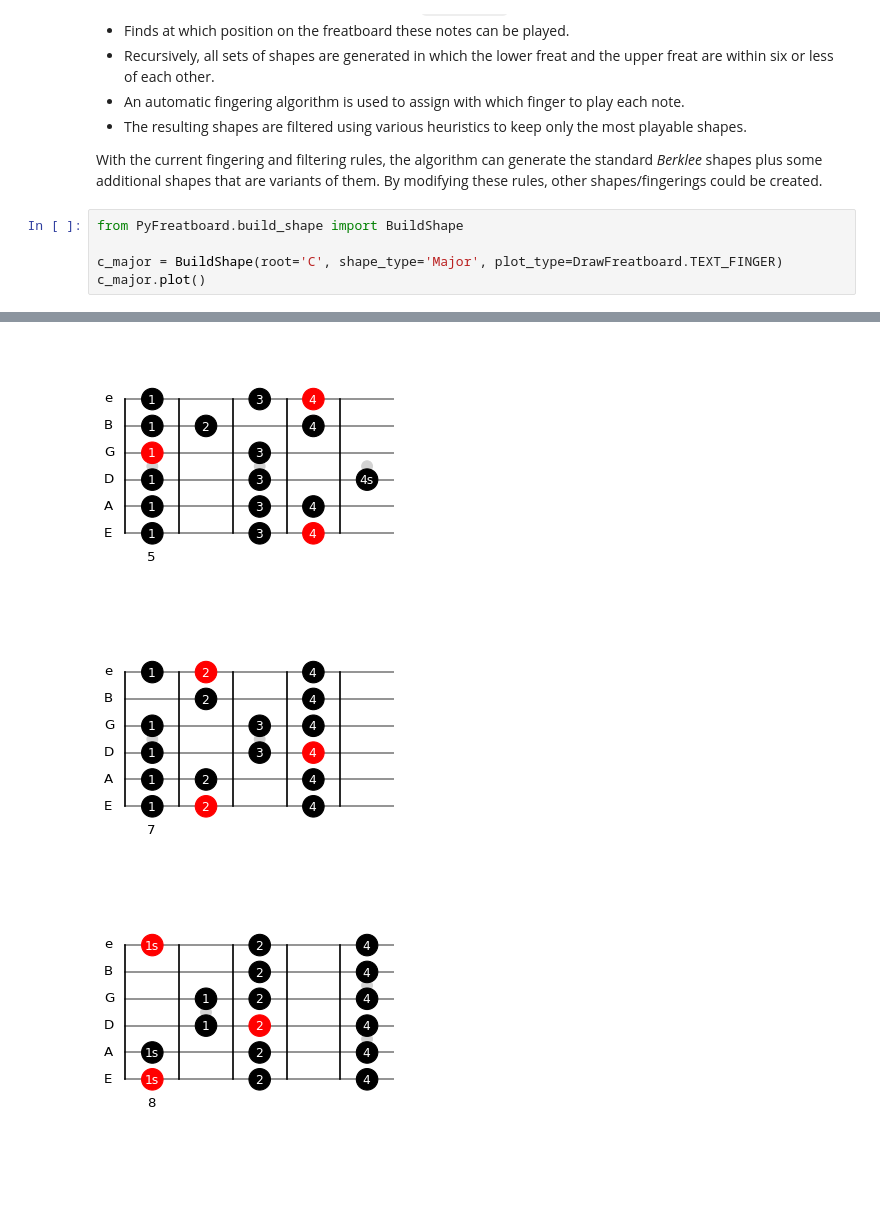
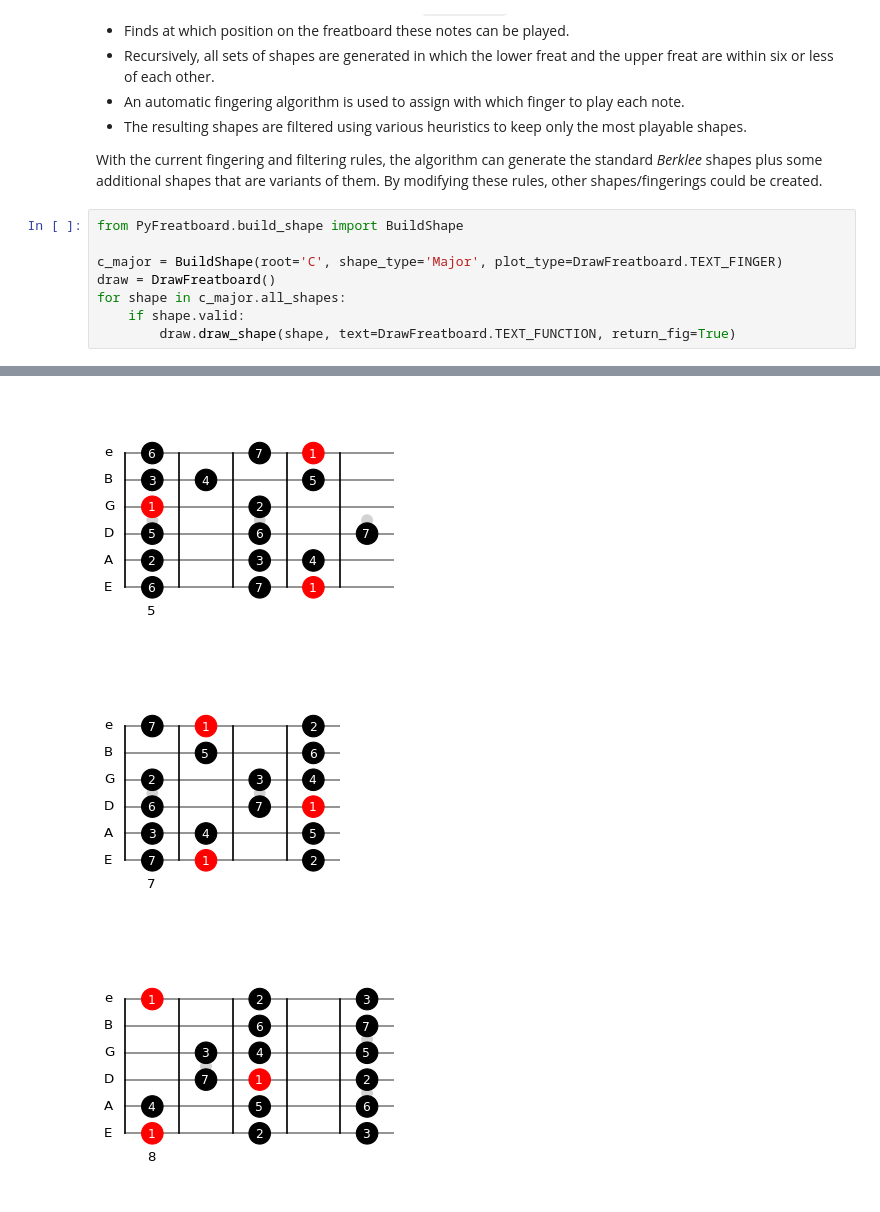
Before and after one commit to narcispr/PyFretboard, a Jupyter notebook: tutorial.ipynb, the cells around one changed output, grey strips where cells are left out. Drawn from its saved outputs; the diff is of its cells as text; blank space fills up the shorter version.

```diff
--- a/tutorial.ipynb
+++ b/tutorial.ipynb
@@ -49,5 +51,8 @@ With the current fingering and filtering rules, the algorithm can generate the s
 from PyFreatboard.build_shape import BuildShape
 
 c_major = BuildShape(root='C', shape_type='Major', plot_type=DrawFreatboard.TEXT_FINGER)
-c_major.plot()
+draw = DrawFreatboard()
+for shape in c_major.all_shapes:
+    if shape.valid:
+        draw.draw_shape(shape, text=DrawFreatboard.TEXT_FUNCTION, return_fig=True)
 # %% [output]
@@ -56,3 +61,3 @@ c_major.plot()
-[figure, old version]
+[figure, new version]
-[figure, old version]
+[figure, new version]
-[figure, old version]
+[figure, new version]
```
Also changed, not shown: parts of 3 cells of this notebook, 3 other files.
